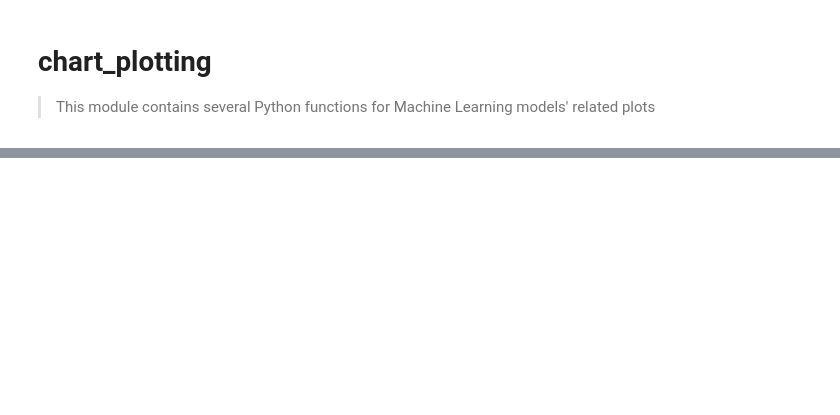
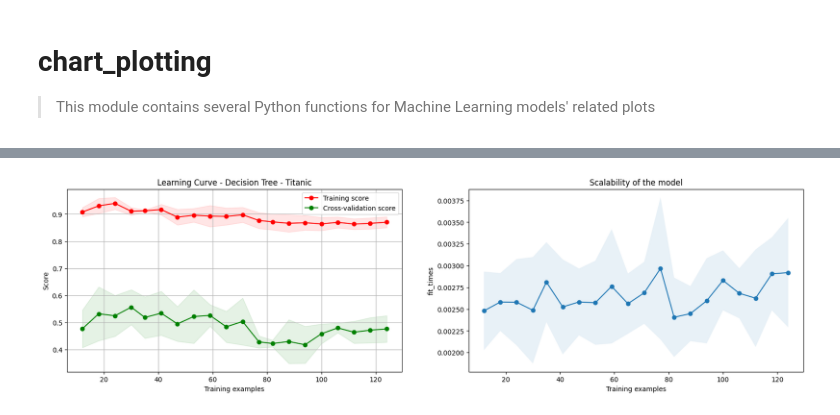
Before and after one commit to anhquan0412/that-ml-library, a Jupyter notebook: nbs/03_chart_plotting.ipynb, the cells around one changed output, grey strips where cells are left out. Cells and saved outputs as stored; diff of their text form; code cells hidden in the pictures; blank space fills up the shorter version.

```diff
--- a/nbs/03_chart_plotting.ipynb
+++ b/nbs/03_chart_plotting.ipynb
@@ -310,0 +230,5 @@ def get_adaboost_info(dt_params,ada_params,X,y,seed=42):
+# %%
+dt = DecisionTreeClassifier(criterion='entropy',random_state=42,min_samples_leaf=1)
+plot_learning_curve(dt,'Learning Curve - Decision Tree - Titanic',df_num.drop('Survived',axis=1),df_num['Survived'],
+                      cv=5,scoring='f1_macro',train_sizes=np.linspace(0.1,1,20))
+# %% [output]
@@ -310,0 +236 @@ def get_adaboost_info(dt_params,ada_params,X,y,seed=42):
+[figure, added]
```
Also changed, not shown: parts of 64 cells of this notebook, 13 other files.
